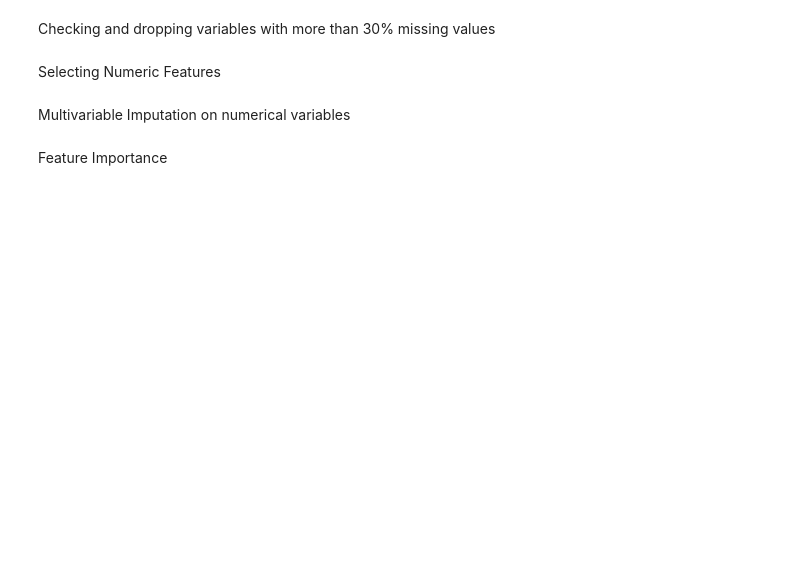
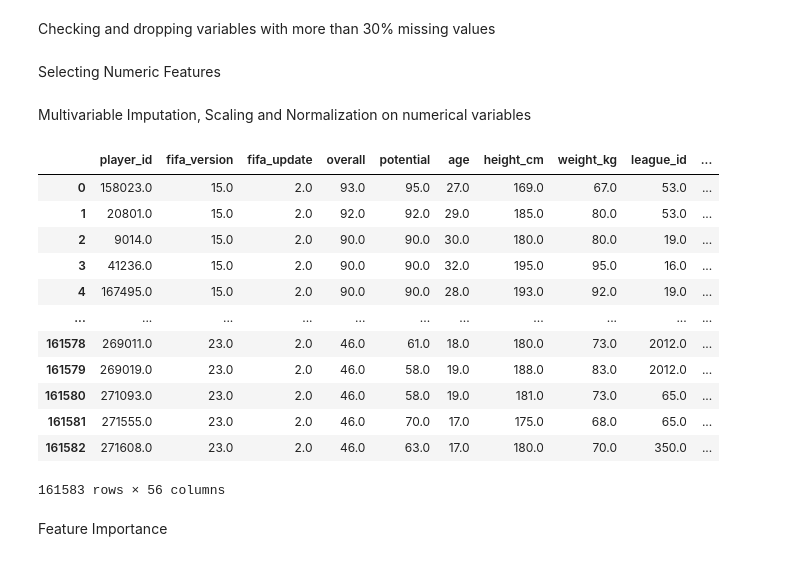
Before and after one commit to ReindorfN/ReindorfNarh._SportsPrediction, a Jupyter notebook: ReindorfNarh._SportsPrediction.ipynb, the cells around one changed output. Cells and saved outputs as stored; diff of their text form; code cells hidden in the pictures; blank space fills up the shorter version.

```diff
--- a/ReindorfNarh._SportsPrediction.ipynb
+++ b/ReindorfNarh._SportsPrediction.ipynb
@@ -20,17 +25,44 @@ Checking and dropping variables with more than 30% missing values
 threshold = 0.3 * train_21.shape[0]
 train_21 = train_21.dropna(thresh=threshold, axis=1)
 train_21.drop(columns=['wage_eur','value_eur', 'international_reputation', 'release_clause_eur'], inplace=True)
-# %% [markdown]
-Selecting Numeric Features
+# %% [markdown]
+Selecting Numeric Features
 # %%
 # selecting numerical features
 numerical_features = train_21.select_dtypes(include =[np.number])
 # %% [markdown]
-Multivariable Imputation on numerical variables
+Multivariable Imputation, Scaling and Normalization on numerical variables
 # %%
-
+#Simple imputing
 imp = SimpleImputer(strategy='mean')
 numerical_features = pd.DataFrame(imp.fit_transform(numerical_features), columns=numerical_features.columns, index=numerical_features.index)
+
+#Scaling
+scaler = StandardScaler()
+scaled_data = scaler.fit_transform(numerical_features)
+
+#Iterative imputing
+imp = IterativeImputer(initial_strategy='mean', max_iter=50, random_state=0)
+imputed_scaled_data = imp.fit_transform(scaled_data)
+imputed_data = scaler.inverse_transform(imputed_scaled_data)
+
+numerical_features = pd.DataFrame(imputed_data, columns = numerical_features.columns, index=numerical_features.index)
+#Filling remaining missing values.
+numerical_features.fillna(numerical_features.mean())
+# %% [output]
+|  | player_id | fifa_version | fifa_update | overall | potential | age | height_cm | weight_kg | league_id | ... |
+| 0 | 158023.0 | 15.0 | 2.0 | 93.0 | 95.0 | 27.0 | 169.0 | 67.0 | 53.0 | ... |
+| 1 | 20801.0 | 15.0 | 2.0 | 92.0 | 92.0 | 29.0 | 185.0 | 80.0 | 53.0 | ... |
+| 2 | 9014.0 | 15.0 | 2.0 | 90.0 | 90.0 | 30.0 | 180.0 | 80.0 | 19.0 | ... |
+| 3 | 41236.0 | 15.0 | 2.0 | 90.0 | 90.0 | 32.0 | 195.0 | 95.0 | 16.0 | ... |
+| 4 | 167495.0 | 15.0 | 2.0 | 90.0 | 90.0 | 28.0 | 193.0 | 92.0 | 19.0 | ... |
+| ... | ... | ... | ... | ... | ... | ... | ... | ... | ... | ... |
+| 161578 | 269011.0 | 23.0 | 2.0 | 46.0 | 61.0 | 18.0 | 180.0 | 73.0 | 2012.0 | ... |
+| 161579 | 269019.0 | 23.0 | 2.0 | 46.0 | 58.0 | 19.0 | 188.0 | 83.0 | 2012.0 | ... |
+| 161580 | 271093.0 | 23.0 | 2.0 | 46.0 | 58.0 | 19.0 | 181.0 | 73.0 | 65.0 | ... |
+| 161581 | 271555.0 | 23.0 | 2.0 | 46.0 | 70.0 | 17.0 | 175.0 | 68.0 | 65.0 | ... |
+| 161582 | 271608.0 | 23.0 | 2.0 | 46.0 | 63.0 | 17.0 | 180.0 | 70.0 | 350.0 | ... |
+161583 rows × 56 columns
 # %%
 #Specifying dependent and independent variables
 y = numerical_features['overall']
```
Also changed, not shown: parts of 24 cells of this notebook, 2 other files.
